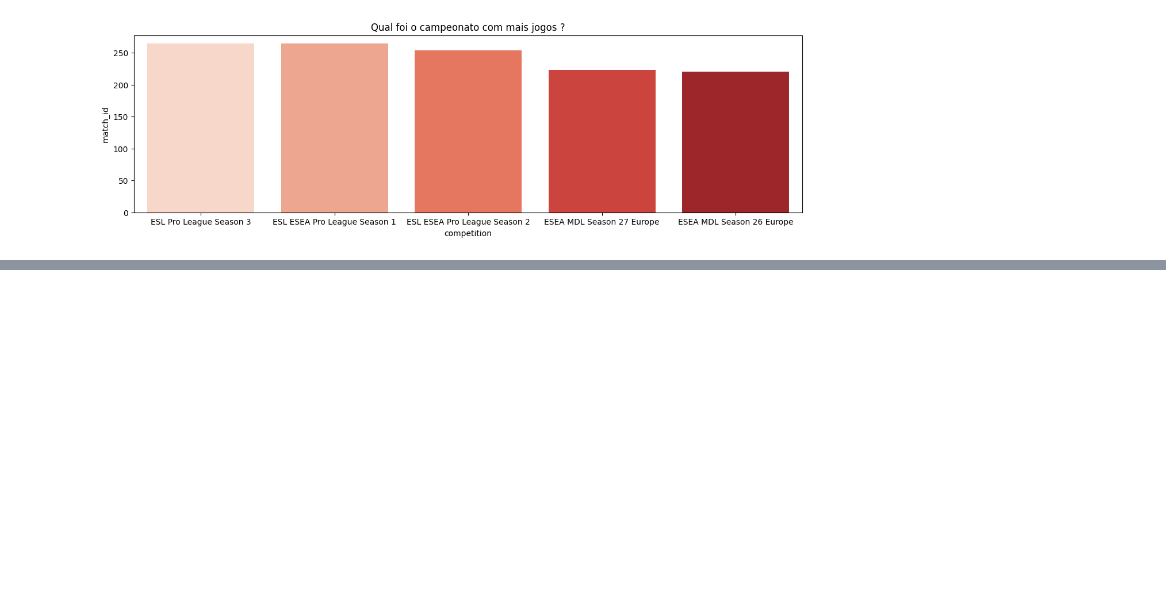
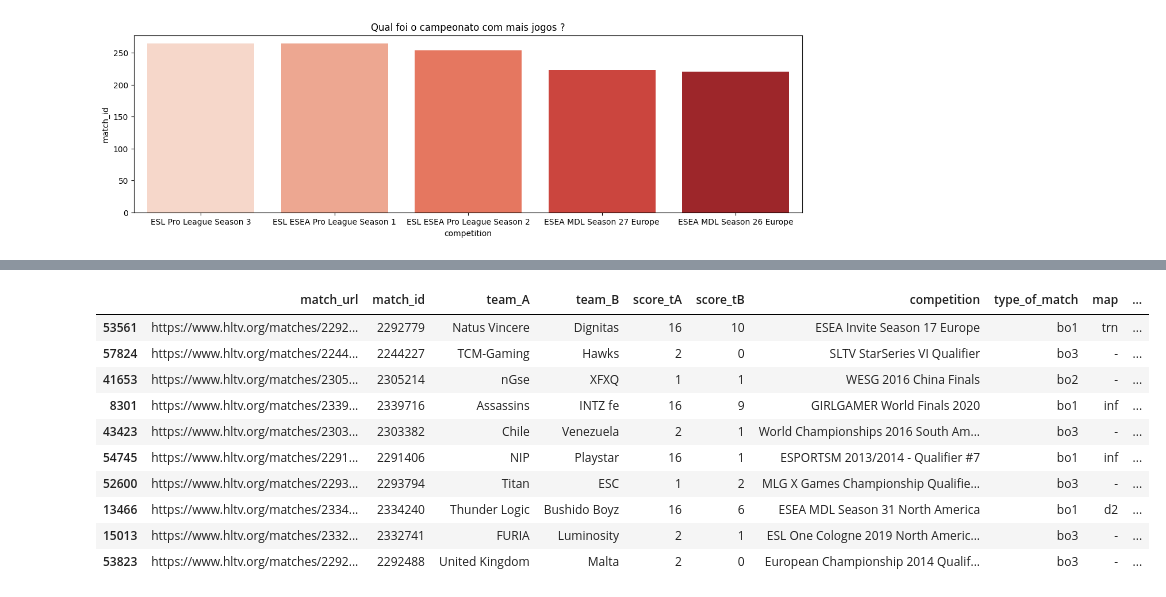
Before and after one commit to thiokue/csgo-data-study, a Jupyter notebook: data-exploration.ipynb, the cells around one changed output, grey strips where cells are left out. Cells and saved outputs as stored; diff of their text form; code cells hidden in the pictures; blank space fills up the shorter version.

```diff
--- a/data-exploration.ipynb
+++ b/data-exploration.ipynb
@@ -100,0 +101,4 @@ plt.show()
+# %%
+tipo_de_partida = data['type_of_match']
+data['map'] = tipo_de_partida
+data.head(10)
@@ -100,0 +117,3 @@ plt.show()
+# %%
+data.loc[~data['type_of_match'].isin(linhas), 'type_of_match'] = 'bo1'
+data.head(10)
@@ -100,0 +132,16 @@ plt.show()
+# %%
+unique_maps = maps.type_of_match.unique().tolist()
+data.loc[~data['map'].isin(unique_maps), 'map'] = '-'
+data.sample(10)
+# %% [output]
+|  | match_url | match_id | team_A | team_B | score_tA | score_tB | competition | type_of_match | map | ... |
+| 53561 | https://www.hltv.org/matches/2292... | 2292779 | Natus Vincere | Dignitas | 16 | 10 | ESEA Invite Season 17 Europe | bo1 | trn | ... |
+| 57824 | https://www.hltv.org/matches/2244... | 2244227 | TCM-Gaming | Hawks | 2 | 0 | SLTV StarSeries VI Qualifier | bo3 | - | ... |
+| 41653 | https://www.hltv.org/matches/2305... | 2305214 | nGse | XFXQ | 1 | 1 | WESG 2016 China Finals | bo2 | - | ... |
+| 8301 | https://www.hltv.org/matches/2339... | 2339716 | Assassins | INTZ fe | 16 | 9 | GIRLGAMER World Finals 2020 | bo1 | inf | ... |
+| 43423 | https://www.hltv.org/matches/2303... | 2303382 | Chile | Venezuela | 2 | 1 | World Championships 2016 South Am... | bo3 | - | ... |
+| 54745 | https://www.hltv.org/matches/2291... | 2291406 | NIP | Playstar | 16 | 1 | ESPORTSM 2013/2014 - Qualifier #7 | bo1 | inf | ... |
+| 52600 | https://www.hltv.org/matches/2293... | 2293794 | Titan | ESC | 1 | 2 | MLG X Games Championship Qualifie... | bo3 | - | ... |
+| 13466 | https://www.hltv.org/matches/2334... | 2334240 | Thunder Logic | Bushido Boyz | 16 | 6 | ESEA MDL Season 31 North America | bo1 | d2 | ... |
+| 15013 | https://www.hltv.org/matches/2332... | 2332741 | FURIA | Luminosity | 2 | 1 | ESL One Cologne 2019 North Americ... | bo3 | - | ... |
+| 53823 | https://www.hltv.org/matches/2292... | 2292488 | United Kingdom | Malta | 2 | 0 | European Championship 2014 Qualif... | bo3 | - | ... |
```
Also changed, not shown: parts of 7 cells of this notebook, 1 other file.
